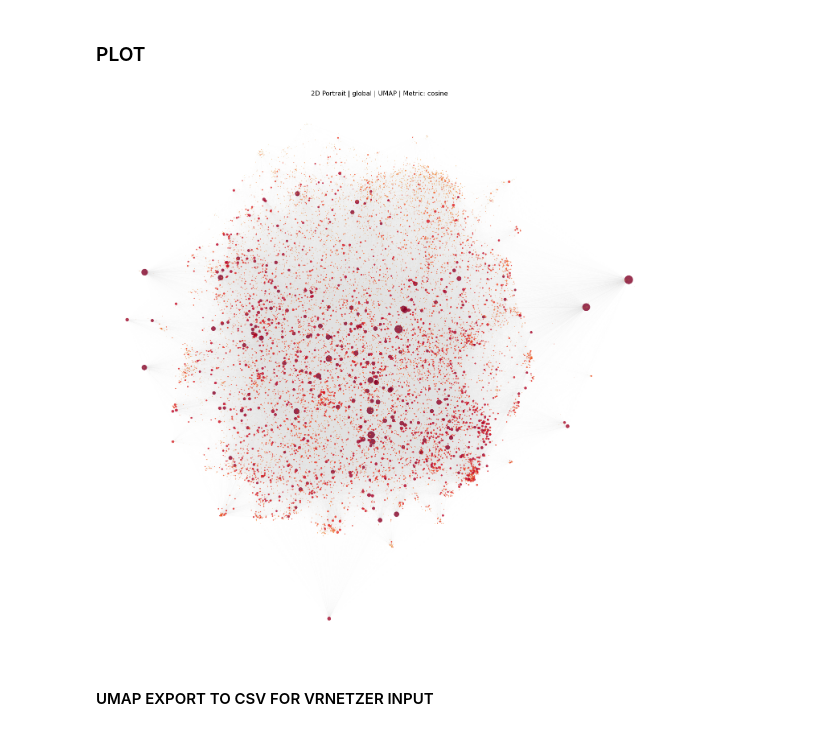
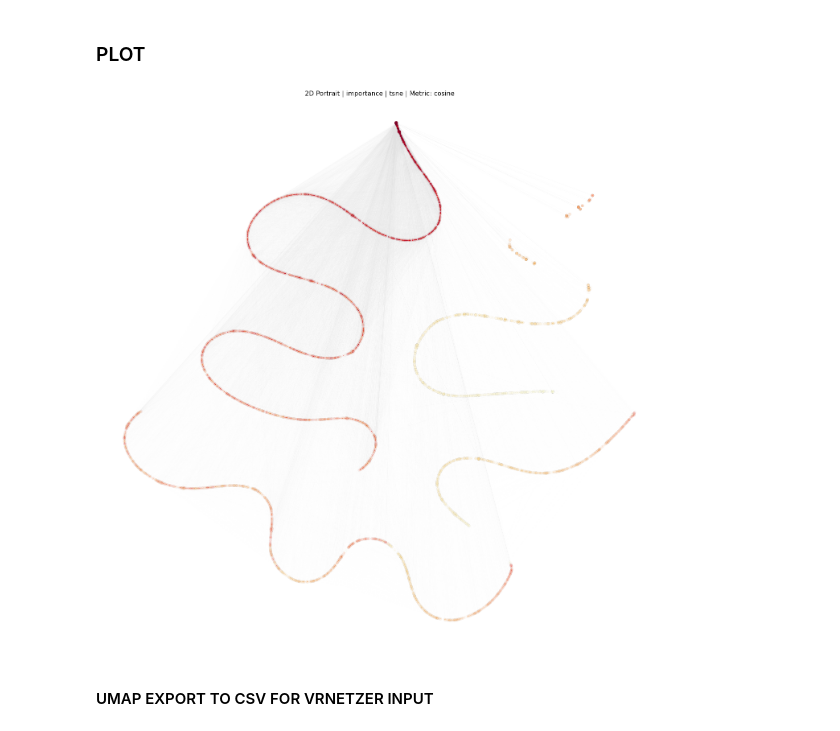
Before and after one commit to menchelab/CartoGRAPHs, a Jupyter notebook: cartographs_main.ipynb, the cells around one changed output. Saved outputs shown, nothing was run; the diff lists cells and outputs as text; code cells hidden in the pictures.

```diff
--- a/cartographs_main.ipynb
+++ b/cartographs_main.ipynb
@@ -28,16 +28,17 @@ _____
 # SELECT AN ORGANISM
 #####################
 
-organism =  'human' #'yeast'
+organism = 'yeast'
+# organism = 'human'
 
 G = load_graph(organism)
-d_genesym = load_genesymbols(G, organism)
-l_features = list(d_genesym.values())
 
 d_centralities = load_centralities(G, organism)
 df_centralities = pd.DataFrame(d_centralities).T
 essential_genes,non_ess_genes,notdefined_genes = load_essentiality(G, organism)
+
 d_gene_sym = load_genesymbols(G, organism)
+l_features = list(d_gene_sym.values())
 # %%
 print('Number of nodes i.e. genes: %s' %len(list(G.nodes())))
 print('Number of edges: %s'%len(list(G.edges())))
@@ -67,15 +68,15 @@ _____
 #######################################
 
 #netlayout = 'local'
-netlayout = 'global'
-#netlayout = 'importance'
+#netlayout = 'global'
+netlayout = 'importance'
 #netlayout = 'funct-bio'
 #netlayout = 'funct-mol'
 #netlayout = 'funct-cel'
 #netlayout = 'funct-dis'
 
 feature = netlayout
-DM = load_structural_datamatrix(G ,organism,netlayout)
+DM = load_datamatrix(G,organism, netlayout)
 
 genes = []
 for i in DM.index:
@@ -453,8 +435,8 @@ dimred = 'tsne'
 
 prplxty = 50 # range: 5-50
 density =1.2 # default 12.
-l_rate = 1000 # default 200.
-steps = 1000 # min 250
+l_rate = 200 # default 200.
+steps = 250 # min 250
 metric = 'cosine'
 
 r_scale = 1.2
@@ -485,47 +467,50 @@ Wall time: 1min 4s
 ### PLOT
 # %%
 plt.figure(figsize=(25,25))
-plt.title('2D Portrait | '+feature+' | UMAP | Metric: '+metric, size=16)
+plt.title('2D Portrait | '+feature+' | '+dimred+' | Metric: '+metric, size=16)
+
+if dimred == 'tsne':
+    posG = posG_complete_tsne_norm
+
+elif dimred == 'umap':
+    posG = posG_complete_umap_norm
+
+
 
 nx.draw_networkx_nodes(G,
-                       posG_complete_umap_norm,
+                       posG,
                        edgecolors = node_edge_col,
                        linewidths = 0.05,
                        node_color = colours,
                        node_size = size,
                        alpha = opacity_nodes)
 
-# Uncomment to add Node Glow
+##################################
+# Un/comment to add Node Glow
+##################################
+nx.draw_networkx_nodes(G, posG,edgecolors = node_edge_col, linewidths = 0.5, node_color = colours, node_size = 50.0, alpha = 0.05)
 
-#nx.draw_networkx_nodes(G,
-#                       posG_complete_umap_norm,
-#                       edgecolors = node_edge_col,
-#                       linewidths = 0.5,
-#                       node_color = colours,
-#                       node_size = 50.0,
-#                       alpha = 0.05)
 
-nx.draw_networkx_edges(G, posG_complete_umap_norm, width = edge_width,
+nx.draw_networkx_edges(G, posG, width = edge_width,
                        edge_color = edge_colorlight, alpha = opacity_edges)
-
 
 plt.box(False)
 
 if dimred == 'umap':
     fname = 'output_plots/2Dlayouts/2DPortrait_umap_'+feature+'_col-'+color_method+'_neigh-'+str(n_neighbors)+'_spr-'+str(spread)+'_mindist-'+str(min_dist)+'_'+organism
 
-elif dimed == 'tsne':
+elif dimred == 'tsne':
     fname = 'output_plots/2Dlayouts/2DPortrait_tsne_'+feature+'_col-'+color_method+'_prplx-'+str(prplxty)+'_dens-'+str(density)+'_learn-'+str(l_rate)+'_'+'stp-'+str(steps)+'_'+organism
 
 # PNG
 plt.savefig(fname+'.png',dpi=300)
 
 # PDF
 plt.savefig(fname+'.pdf',format='pdf')
 
 plt.show()
 # %% [output]
-[figure, old version]
+[figure, new version]
 # %% [markdown]
 #### UMAP EXPORT TO CSV FOR VRNETZER INPUT
 # %%
```
Also changed, not shown: parts of 18 cells of this notebook, 7 other files.
